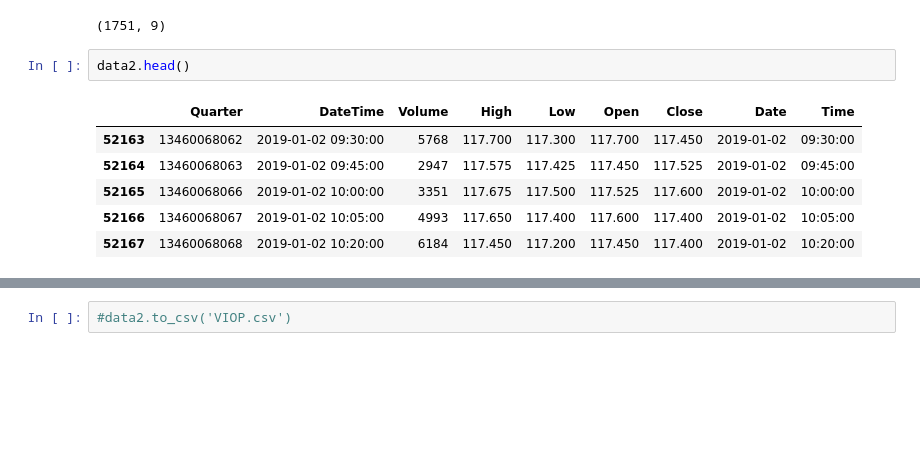
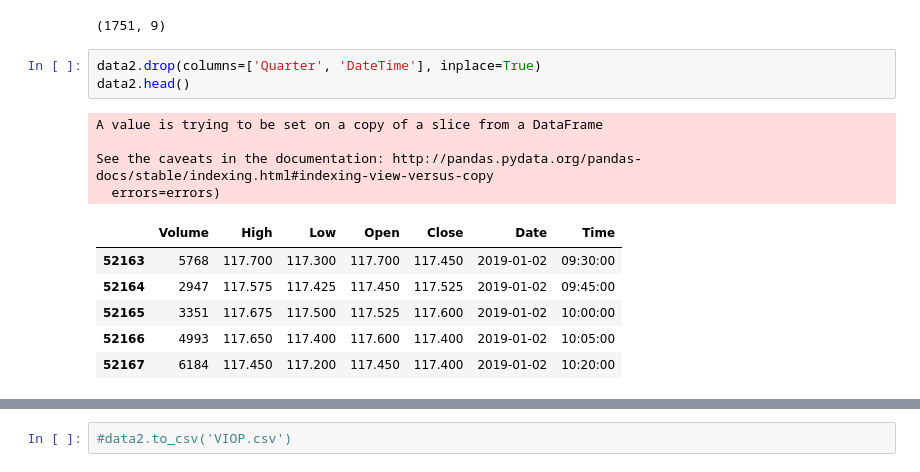
Before and after one commit to batumoglu/Little, a Jupyter notebook: OneMinuteToFifTeen.ipynb, the cells around one changed output, grey strips where cells are left out. Cells and saved outputs as stored; diff of their text form; blank space fills up the shorter version.

```diff
--- a/OneMinuteToFifTeen.ipynb
+++ b/OneMinuteToFifTeen.ipynb
@@ -176,12 +176,17 @@ See the caveats in the documentation: http://pandas.pydata.org/pandas-docs/stabl
 data2.shape
 # %% [output]
 (1751, 9)
-# %%
-data2.head()
-# %% [output]
-|  | Quarter | DateTime | Volume | High | Low | Open | Close | Date | Time |
-| 52163 | 13460068062 | 2019-01-02 09:30:00 | 5768 | 117.700 | 117.300 | 117.700 | 117.450 | 2019-01-02 | 09:30:00 |
-| 52164 | 13460068063 | 2019-01-02 09:45:00 | 2947 | 117.575 | 117.425 | 117.450 | 117.525 | 2019-01-02 | 09:45:00 |
-| 52165 | 13460068066 | 2019-01-02 10:00:00 | 3351 | 117.675 | 117.500 | 117.525 | 117.600 | 2019-01-02 | 10:00:00 |
-| 52166 | 13460068067 | 2019-01-02 10:05:00 | 4993 | 117.650 | 117.400 | 117.600 | 117.400 | 2019-01-02 | 10:05:00 |
-| 52167 | 13460068068 | 2019-01-02 10:20:00 | 6184 | 117.450 | 117.200 | 117.450 | 117.400 | 2019-01-02 | 10:20:00 |
+# %%
+data2.drop(columns=['Quarter', 'DateTime'], inplace=True)
+data2.head()
+# %% [output]
+A value is trying to be set on a copy of a slice from a DataFrame
+
+See the caveats in the documentation: http://pandas.pydata.org/pandas-docs/stable/indexing.html#indexing-view-versus-copy
+  errors=errors)
+|  | Volume | High | Low | Open | Close | Date | Time |
+| 52163 | 5768 | 117.700 | 117.300 | 117.700 | 117.450 | 2019-01-02 | 09:30:00 |
+| 52164 | 2947 | 117.575 | 117.425 | 117.450 | 117.525 | 2019-01-02 | 09:45:00 |
+| 52165 | 3351 | 117.675 | 117.500 | 117.525 | 117.600 | 2019-01-02 | 10:00:00 |
+| 52166 | 4993 | 117.650 | 117.400 | 117.600 | 117.400 | 2019-01-02 | 10:05:00 |
+| 52167 | 6184 | 117.450 | 117.200 | 117.450 | 117.400 | 2019-01-02 | 10:20:00 |
```
Also changed, not shown: parts of 1 cell of this notebook.
